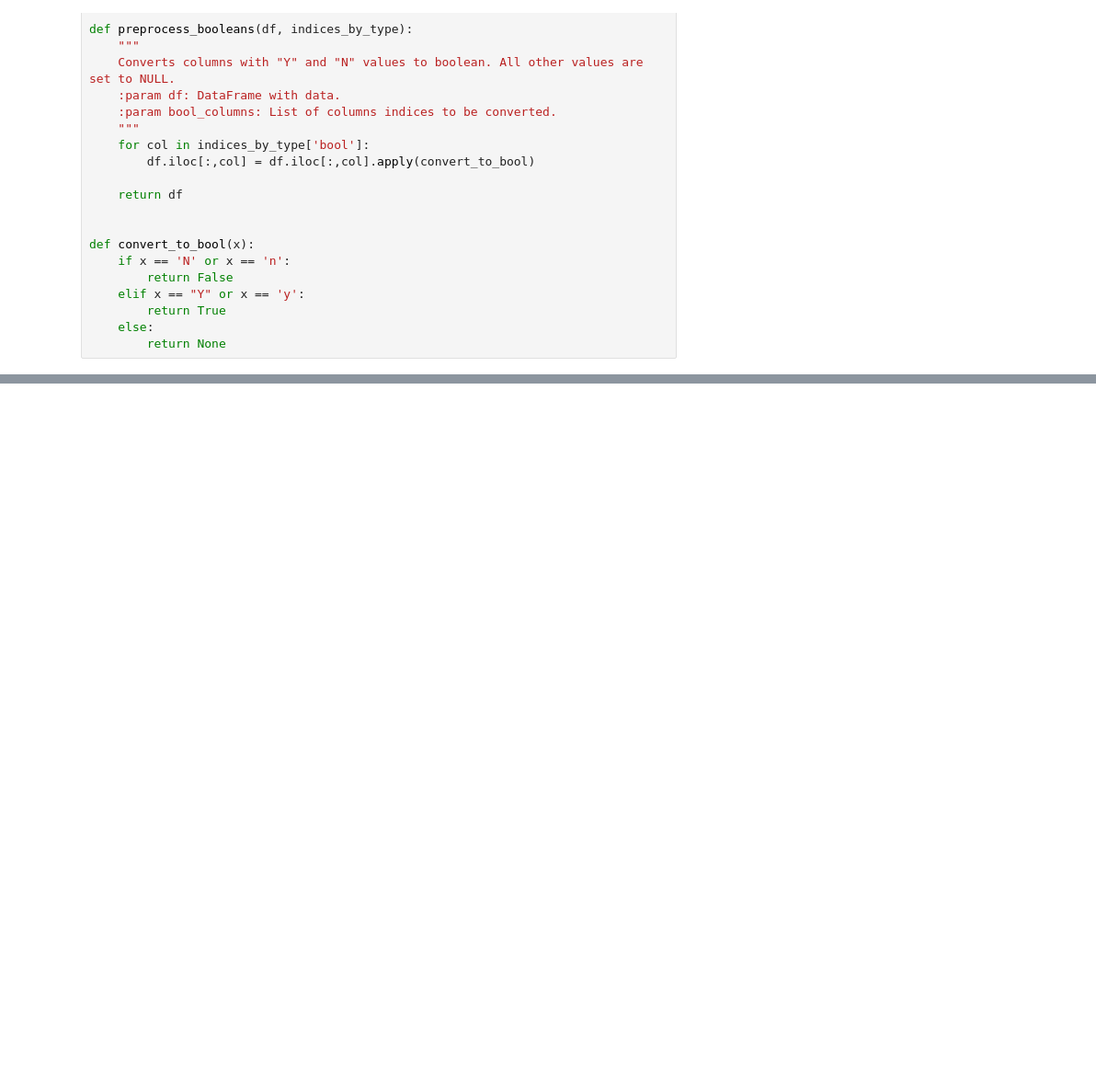
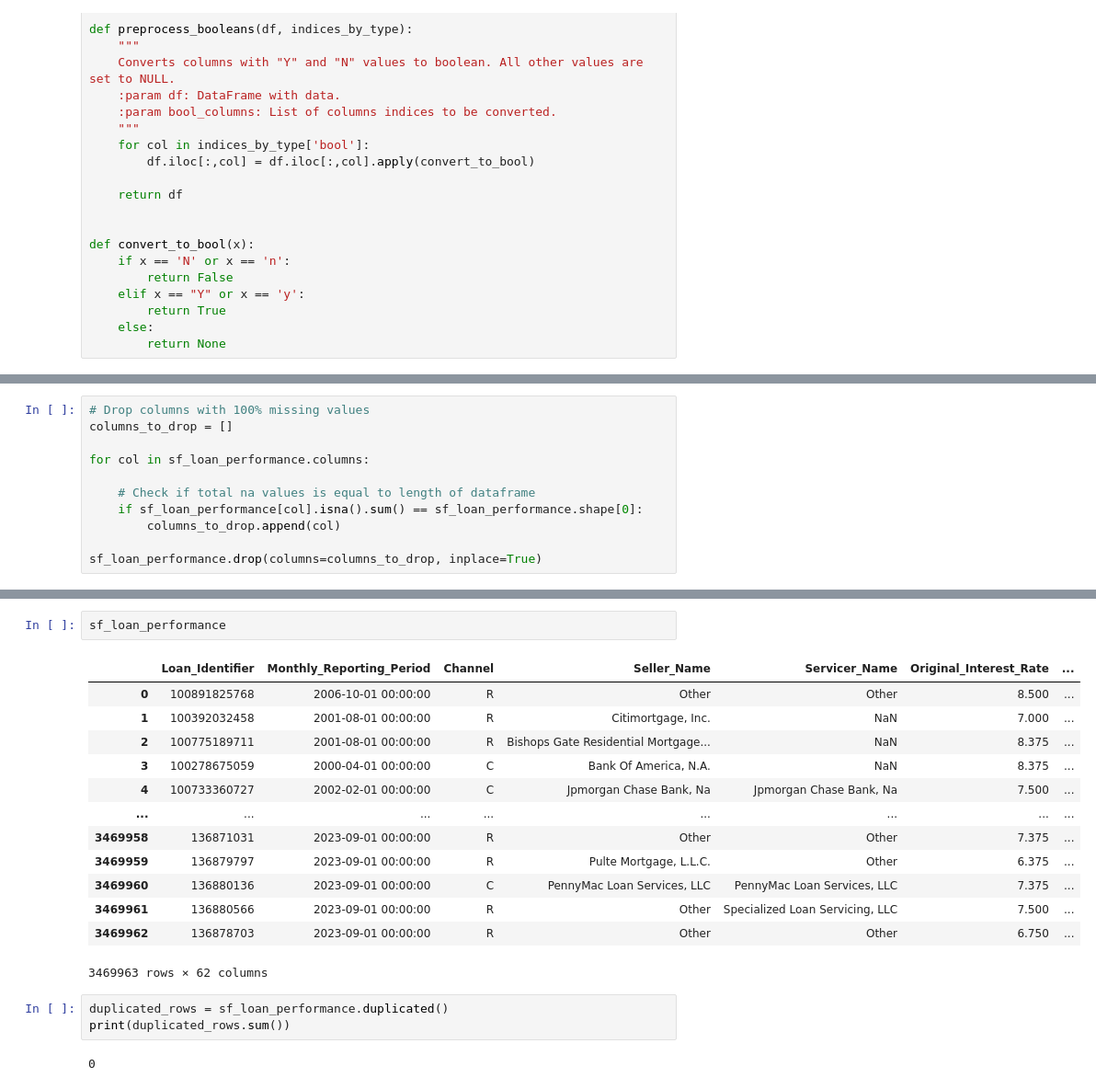
Before and after one commit to awkwardarm/Portfolio-Projects, a Jupyter notebook: 05 Mortgage Home Loan Analysis/sf_loan_performance.ipynb, the cells around one changed output, grey strips where cells are left out. Shown at 92% size. Cells and saved outputs as stored; diff of their text form; blank space fills up the shorter version.

```diff
--- a/05 Mortgage Home Loan Analysis/sf_loan_performance.ipynb
+++ b/05 Mortgage Home Loan Analysis/sf_loan_performance.ipynb
@@ -88,0 +101,11 @@ sf_loan_performance.astype(non_numeric_schema)
+# %%
+# Drop columns with 100% missing values
+columns_to_drop = []
+
+for col in sf_loan_performance.columns:
+
+    # Check if total na values is equal to length of dataframe
+    if sf_loan_performance[col].isna().sum() == sf_loan_performance.shape[0]:
+        columns_to_drop.append(col)
+
+sf_loan_performance.drop(columns=columns_to_drop, inplace=True)
@@ -88,0 +127,21 @@ sf_loan_performance.astype(non_numeric_schema)
+# %%
+sf_loan_performance
+# %% [output]
+|  | Loan_Identifier | Monthly_Reporting_Period | Channel | Seller_Name | Servicer_Name | Original_Interest_Rate | ... |
+| 0 | 100891825768 | 2006-10-01 00:00:00 | R | Other | Other | 8.500 | ... |
+| 1 | 100392032458 | 2001-08-01 00:00:00 | R | Citimortgage, Inc. | NaN | 7.000 | ... |
+| 2 | 100775189711 | 2001-08-01 00:00:00 | R | Bishops Gate Residential Mortgage... | NaN | 8.375 | ... |
+| 3 | 100278675059 | 2000-04-01 00:00:00 | C | Bank Of America, N.A. | NaN | 8.375 | ... |
+| 4 | 100733360727 | 2002-02-01 00:00:00 | C | Jpmorgan Chase Bank, Na | Jpmorgan Chase Bank, Na | 7.500 | ... |
+| ... | ... | ... | ... | ... | ... | ... | ... |
+| 3469958 | 136871031 | 2023-09-01 00:00:00 | R | Other | Other | 7.375 | ... |
+| 3469959 | 136879797 | 2023-09-01 00:00:00 | R | Pulte Mortgage, L.L.C. | Other | 6.375 | ... |
+| 3469960 | 136880136 | 2023-09-01 00:00:00 | C | PennyMac Loan Services, LLC | PennyMac Loan Services, LLC | 7.375 | ... |
+| 3469961 | 136880566 | 2023-09-01 00:00:00 | R | Other | Specialized Loan Servicing, LLC | 7.500 | ... |
+| 3469962 | 136878703 | 2023-09-01 00:00:00 | R | Other | Other | 6.750 | ... |
+3469963 rows × 62 columns
+# %%
+duplicated_rows = sf_loan_performance.duplicated()
+print(duplicated_rows.sum())
+# %% [output]
+0
```
Also changed, not shown: parts of 5 cells of this notebook, 8 other files.
